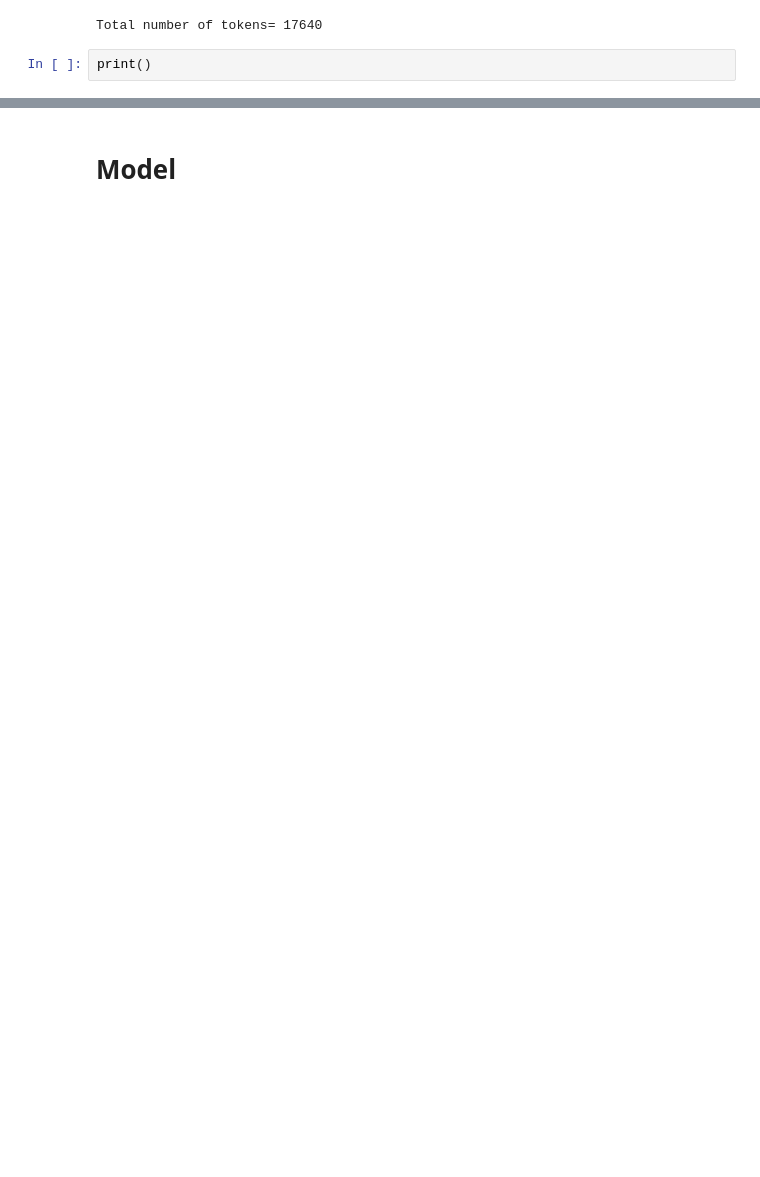
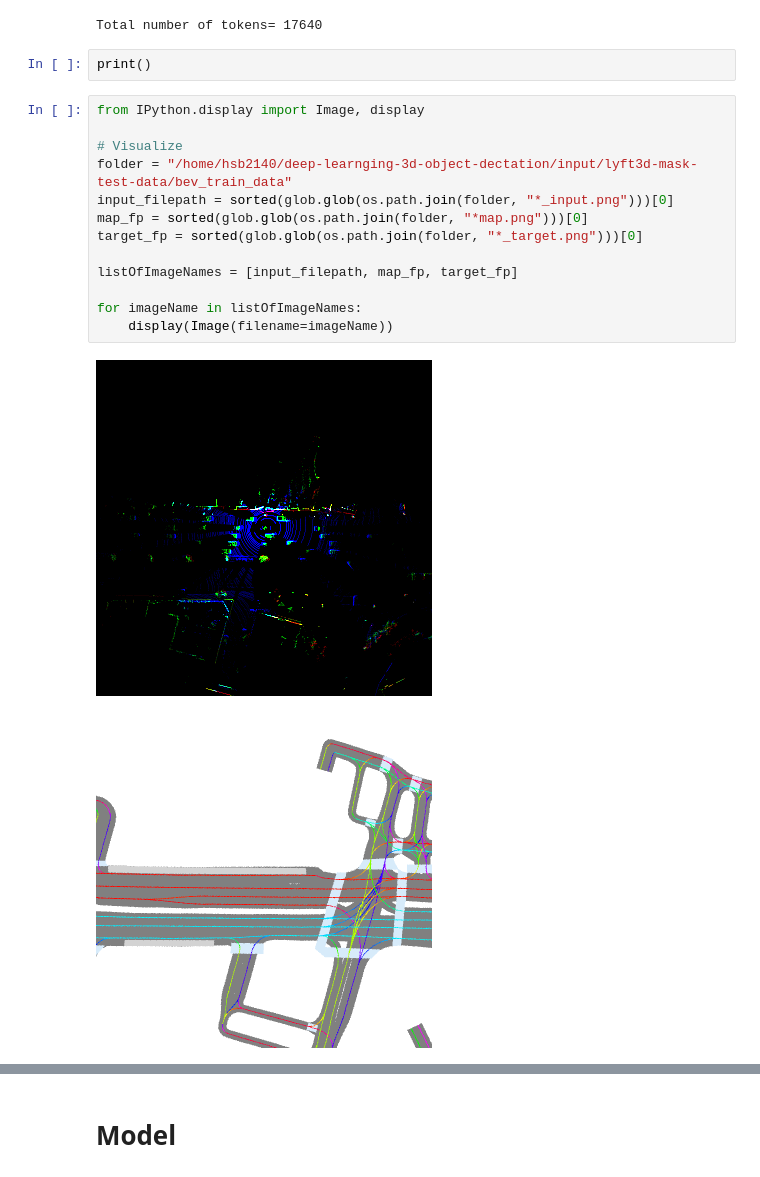
Before and after one commit to shih61/deep-learnging-3d-object-dectation, a Jupyter notebook: PSPNet_ResNet.ipynb, the cells around one changed output, grey strips where cells are left out. Saved outputs shown, nothing was run; the diff lists cells and outputs as text; blank space fills up the shorter version.

Commit message:
Trained models updates

```diff
--- a/PSPNet_ResNet.ipynb
+++ b/PSPNet_ResNet.ipynb
@@ -249,3 +249,19 @@ print('Total number of tokens=',len(all_sample_tokens))
 Total number of tokens= 17640
 # %%
 print()
+# %%
+from IPython.display import Image, display
+
+# Visualize
+folder = "/home/hsb2140/deep-learnging-3d-object-dectation/input/lyft3d-mask-test-data/bev_train_data"
+input_filepath = sorted(glob.glob(os.path.join(folder, "*_input.png")))[0]
+map_fp = sorted(glob.glob(os.path.join(folder, "*map.png")))[0]
+target_fp = sorted(glob.glob(os.path.join(folder, "*_target.png")))[0]
+
+listOfImageNames = [input_filepath, map_fp, target_fp]
+
+for imageName in listOfImageNames:
+    display(Image(filename=imageName))
+# %% [output]
+[figure, added]
+[figure, added]
```
Also changed, not shown: parts of 20 cells of this notebook.
